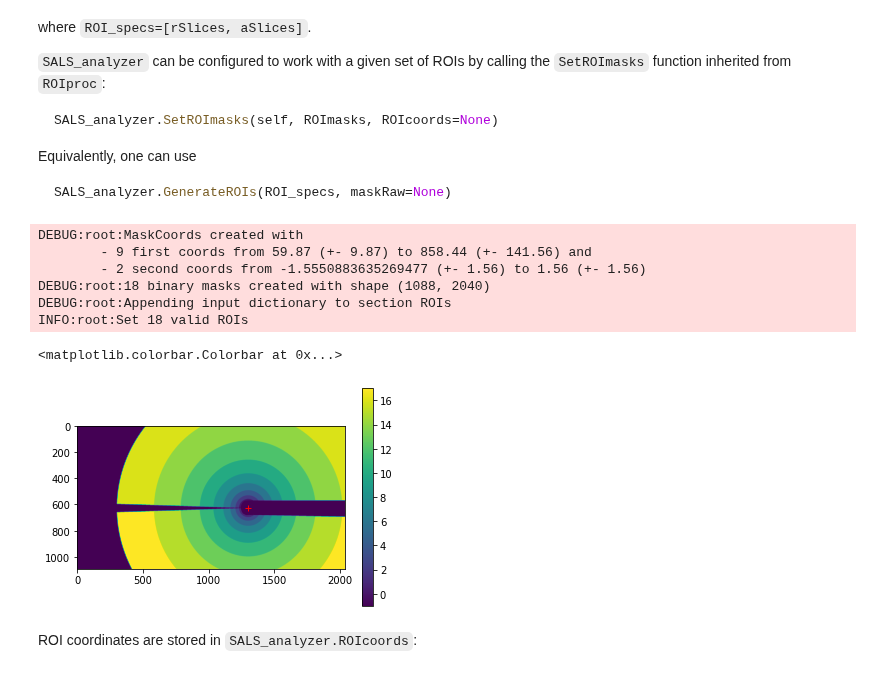
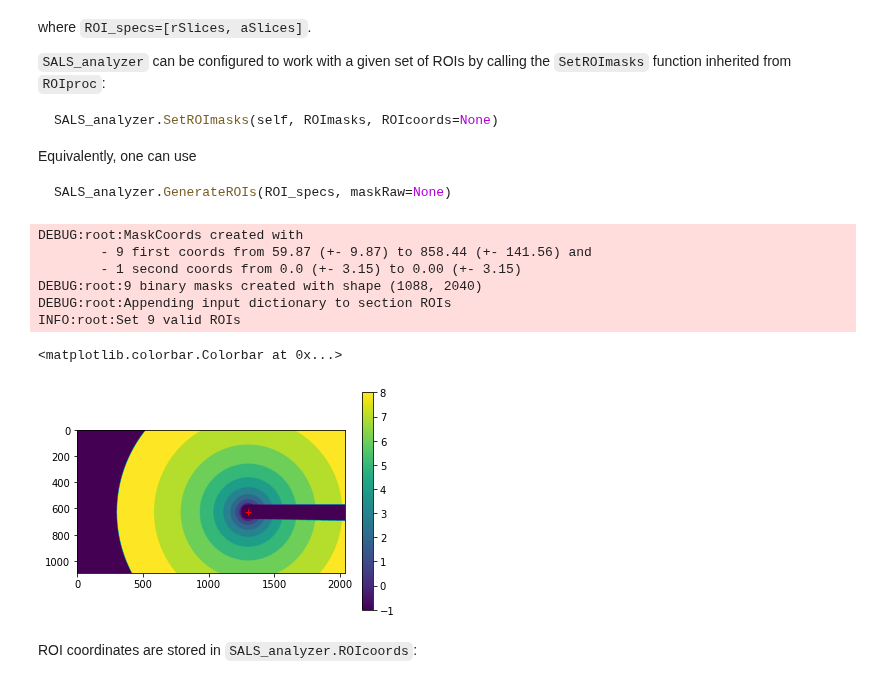
Before and after one commit to steaime/DSHpy, a Jupyter notebook: tutorial5_SALS.ipynb, the cells around one changed output. Drawn from its saved outputs; the diff is of its cells as text; code cells hidden in the pictures.

````diff
--- a/tutorial5_SALS.ipynb
+++ b/tutorial5_SALS.ipynb
@@ -109,22 +108,22 @@ Equivalently, one can use
 SALS_analyzer.GenerateROIs(ROI_specs, maskRaw=None)
 ```
 # %%
-ROI_specs = [np.geomspace(50, 1000, 10), np.linspace(-np.pi*0.99, np.pi*0.99, 3)]
+ROI_specs = [np.geomspace(50, 1000, 10), None]
 px_mask = MI.ReadBinary(os.path.join(froot, 'MI_SLS2_pxmask.raw'), MIinput.ImageShape(), 'B')
 SALS_analyzer.GenerateROIs(ROI_specs, px_mask)
 
 plt.imshow(SALS_analyzer.ROIs)
 plt.plot(*SALS_analyzer.centerPos, 'r+')
 plt.colorbar()
 # %% [output]
 DEBUG:root:MaskCoords created with
         - 9 first coords from 59.87 (+- 9.87) to 858.44 (+- 141.56) and
-        - 2 second coords from -1.5550883635269477 (+- 1.56) to 1.56 (+- 1.56)
-DEBUG:root:18 binary masks created with shape (1088, 2040)
+        - 1 second coords from 0.0 (+- 3.15) to 0.00 (+- 3.15)
+DEBUG:root:9 binary masks created with shape (1088, 2040)
 DEBUG:root:Appending input dictionary to section ROIs
-INFO:root:Set 18 valid ROIs
+INFO:root:Set 9 valid ROIs
 <matplotlib.colorbar.Colorbar at 0x...>
-[figure, old version]
+[figure, new version]
 # %% [markdown]
 ROI coordinates are stored in ```SALS_analyzer.ROIcoords```:
 # %%
````
Also changed, not shown: parts of 15 cells of this notebook, 2 other files.
